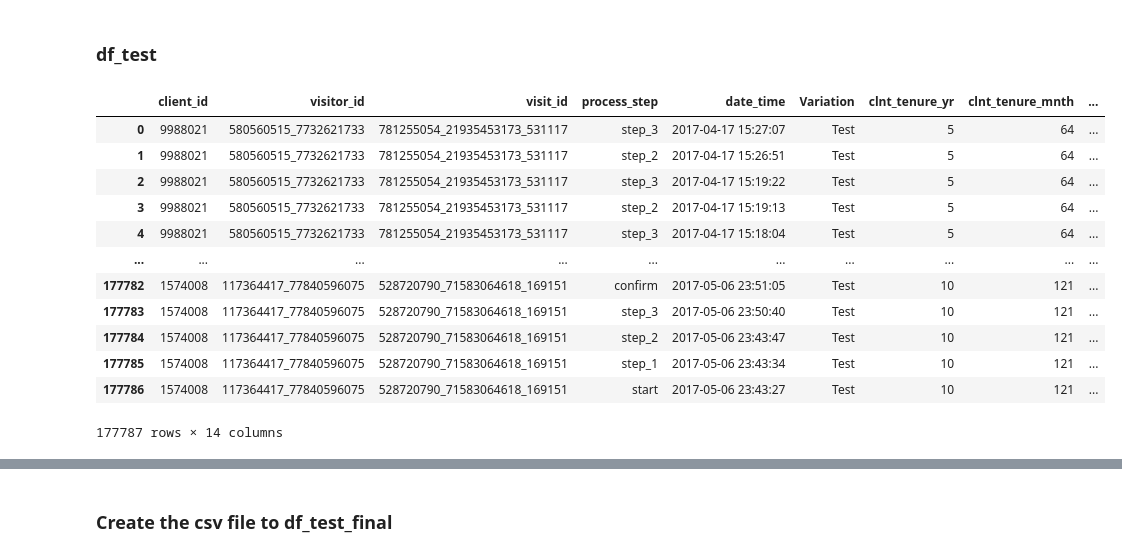
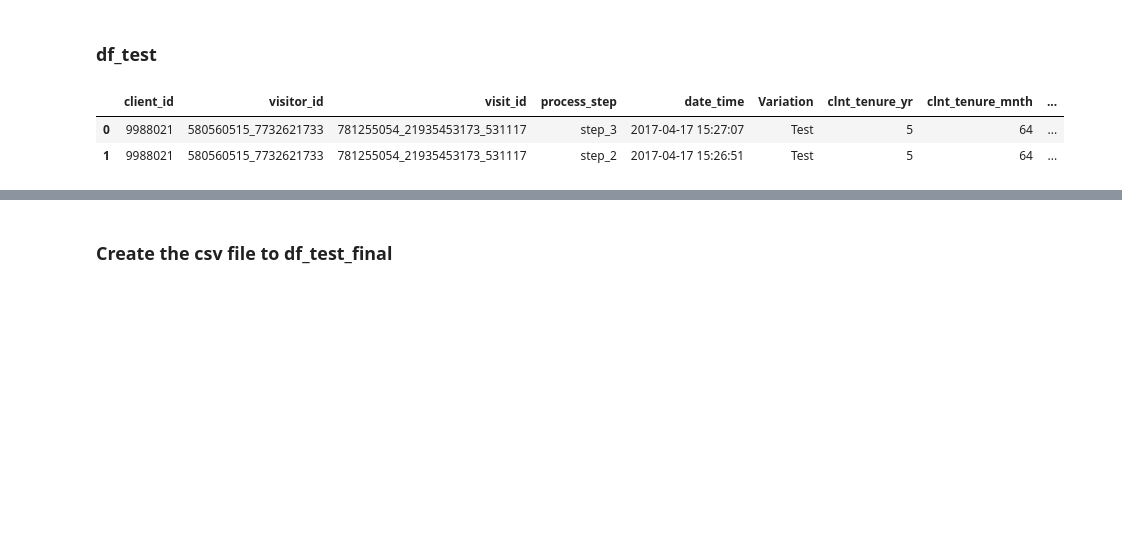
Before and after one commit to DaniCoco31/project_2, a Jupyter notebook: notebooks/Data_cleaning.ipynb, the cells around one changed output, grey strips where cells are left out. Cells and saved outputs as stored; diff of their text form; code cells hidden in the pictures; blank space fills up the shorter version.

```diff
--- a/notebooks/Data_cleaning.ipynb
+++ b/notebooks/Data_cleaning.ipynb
@@ -497,21 +483,11 @@ df_control.to_csv('../Data/Cleaned_Data/df_control.csv', index=False)
 # %% [markdown]
 ### df_test
 # %%
-df_test
+df_test.head(2)
 # %% [output]
 |  | client_id | visitor_id | visit_id | process_step | date_time | Variation | clnt_tenure_yr | clnt_tenure_mnth | ... |
 | 0 | 9988021 | 580560515_7732621733 | 781255054_21935453173_531117 | step_3 | 2017-04-17 15:27:07 | Test | 5 | 64 | ... |
 | 1 | 9988021 | 580560515_7732621733 | 781255054_21935453173_531117 | step_2 | 2017-04-17 15:26:51 | Test | 5 | 64 | ... |
-| 2 | 9988021 | 580560515_7732621733 | 781255054_21935453173_531117 | step_3 | 2017-04-17 15:19:22 | Test | 5 | 64 | ... |
-| 3 | 9988021 | 580560515_7732621733 | 781255054_21935453173_531117 | step_2 | 2017-04-17 15:19:13 | Test | 5 | 64 | ... |
-| 4 | 9988021 | 580560515_7732621733 | 781255054_21935453173_531117 | step_3 | 2017-04-17 15:18:04 | Test | 5 | 64 | ... |
-| ... | ... | ... | ... | ... | ... | ... | ... | ... | ... |
-| 177782 | 1574008 | 117364417_77840596075 | 528720790_71583064618_169151 | confirm | 2017-05-06 23:51:05 | Test | 10 | 121 | ... |
-| 177783 | 1574008 | 117364417_77840596075 | 528720790_71583064618_169151 | step_3 | 2017-05-06 23:50:40 | Test | 10 | 121 | ... |
-| 177784 | 1574008 | 117364417_77840596075 | 528720790_71583064618_169151 | step_2 | 2017-05-06 23:43:47 | Test | 10 | 121 | ... |
-| 177785 | 1574008 | 117364417_77840596075 | 528720790_71583064618_169151 | step_1 | 2017-05-06 23:43:34 | Test | 10 | 121 | ... |
-| 177786 | 1574008 | 117364417_77840596075 | 528720790_71583064618_169151 | start | 2017-05-06 23:43:27 | Test | 10 | 121 | ... |
-177787 rows × 14 columns
 # %%
 # Assuming df_control is your DataFrame
 # 1. Data Preparation:
```
Also changed, not shown: parts of 31 cells of this notebook, 9 other files.
